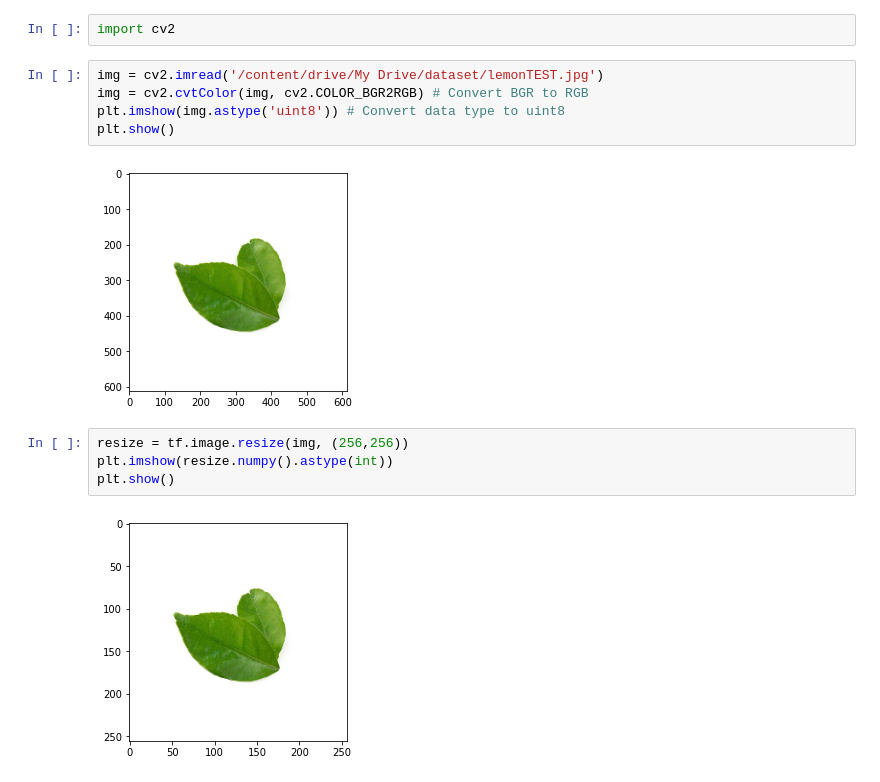
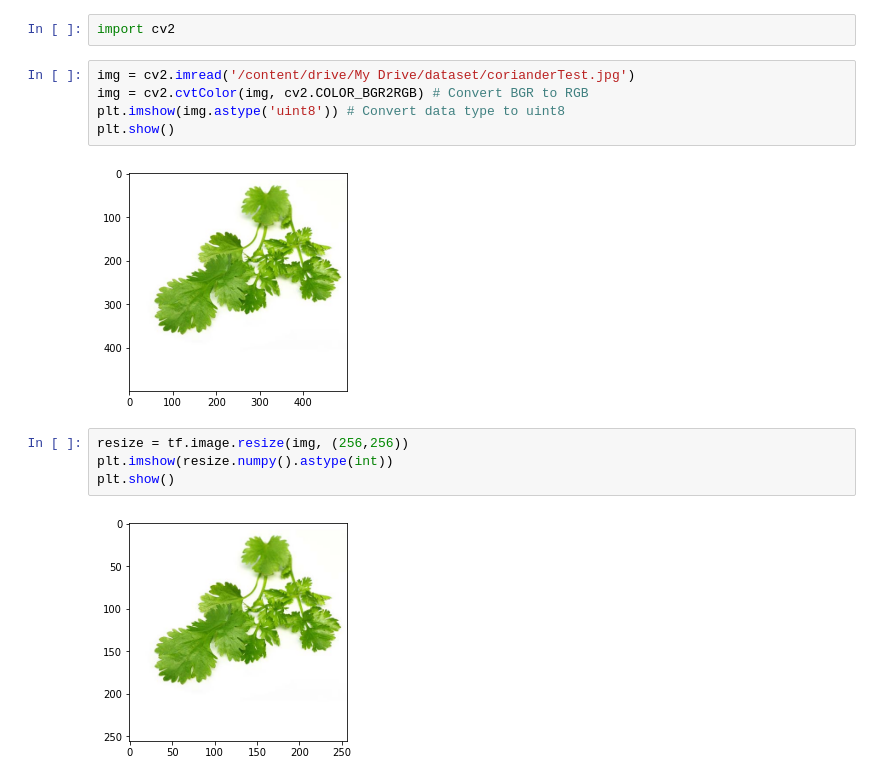
Before and after one commit to VishmiVithanage/sdgp-project, a Jupyter notebook: Model.ipynb, the cells around one changed output. Cells and saved outputs as stored; diff of their text form.

```diff
--- a/Model.ipynb
+++ b/Model.ipynb
@@ -257,18 +257,18 @@ Test
 # %%
 import cv2
 # %%
-img = cv2.imread('/content/drive/My Drive/dataset/lemonTEST.jpg')
+img = cv2.imread('/content/drive/My Drive/dataset/corianderTest.jpg')
 img = cv2.cvtColor(img, cv2.COLOR_BGR2RGB) # Convert BGR to RGB
 plt.imshow(img.astype('uint8')) # Convert data type to uint8
 plt.show()
 # %% [output]
-[figure, old version]
+[figure, new version]
 # %%
 resize = tf.image.resize(img, (256,256))
 plt.imshow(resize.numpy().astype(int))
 plt.show()
 # %% [output]
-[figure, old version]
+[figure, new version]
 # %%
 yhat = model.predict(np.expand_dims(resize/255, 0))
 # %% [output]
```
Also changed, not shown: parts of 2 cells of this notebook.
